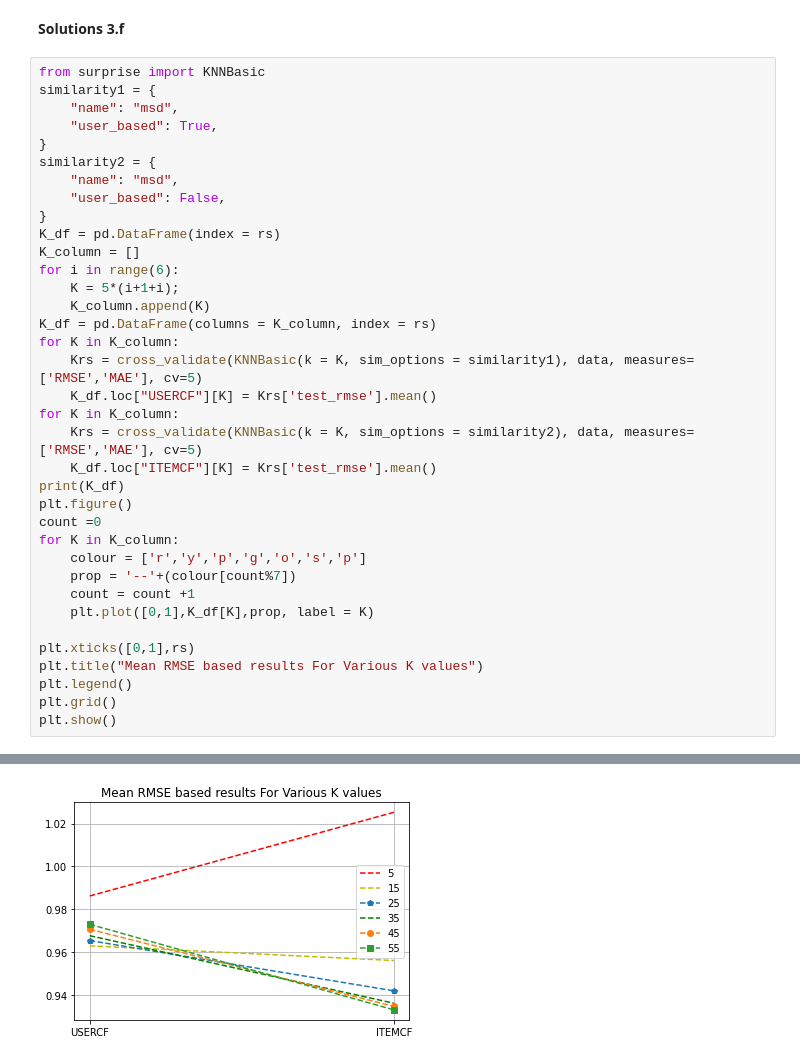
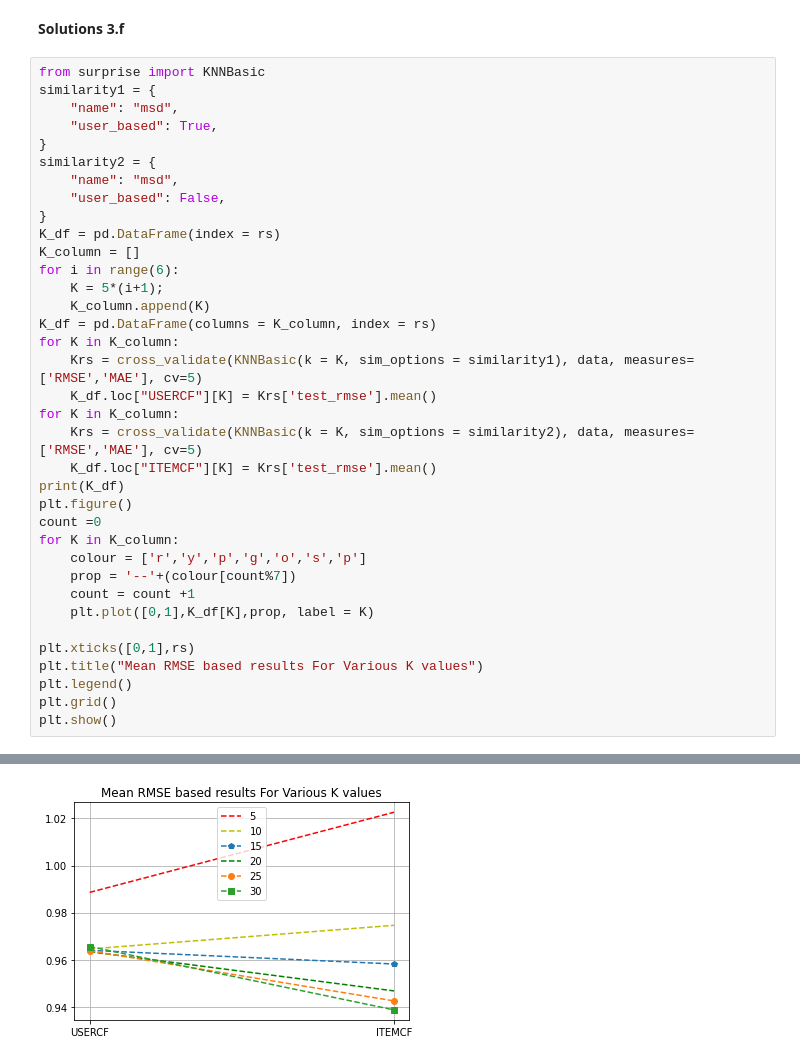
Before and after one commit to nitheesh1213/nitheesh1213-ML-taitanic-data-training-1, a Jupyter notebook: MovieDataset_HW5.ipynb, the cells around one changed output, grey strips where cells are left out. Drawn from its saved outputs; the diff is of its cells as text.

```diff
--- a/MovieDataset_HW5.ipynb
+++ b/MovieDataset_HW5.ipynb
@@ -202,7 +202,7 @@ similarity2 = {
 K_df = pd.DataFrame(index = rs)
 K_column = []
 for i in range(6):
-    K = 5*(i+1+i);
+    K = 5*(i+1);
     K_column.append(K)
 K_df = pd.DataFrame(columns = K_column, index = rs)
 for K in K_column:
@@ -246,4 +246,4 @@ ITEMCF   1.02526   0.95604  0.941876  0.936081  0.934606   0.93299
-[figure, old version]
+[figure, new version]
 # %%
 from surprise import KNNBasic
 similarity1 = {
```
Also changed, not shown: parts of 2 cells of this notebook.
